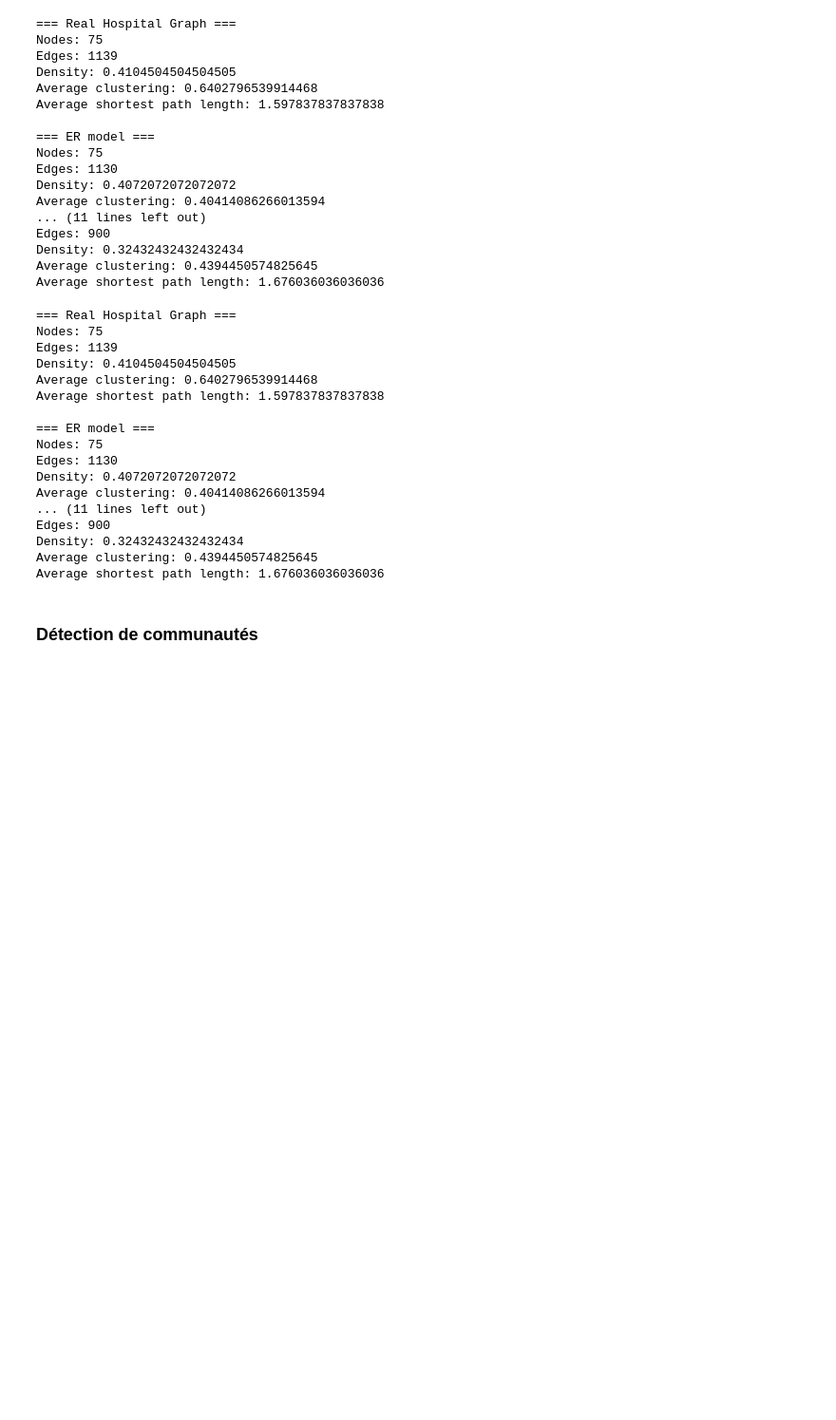
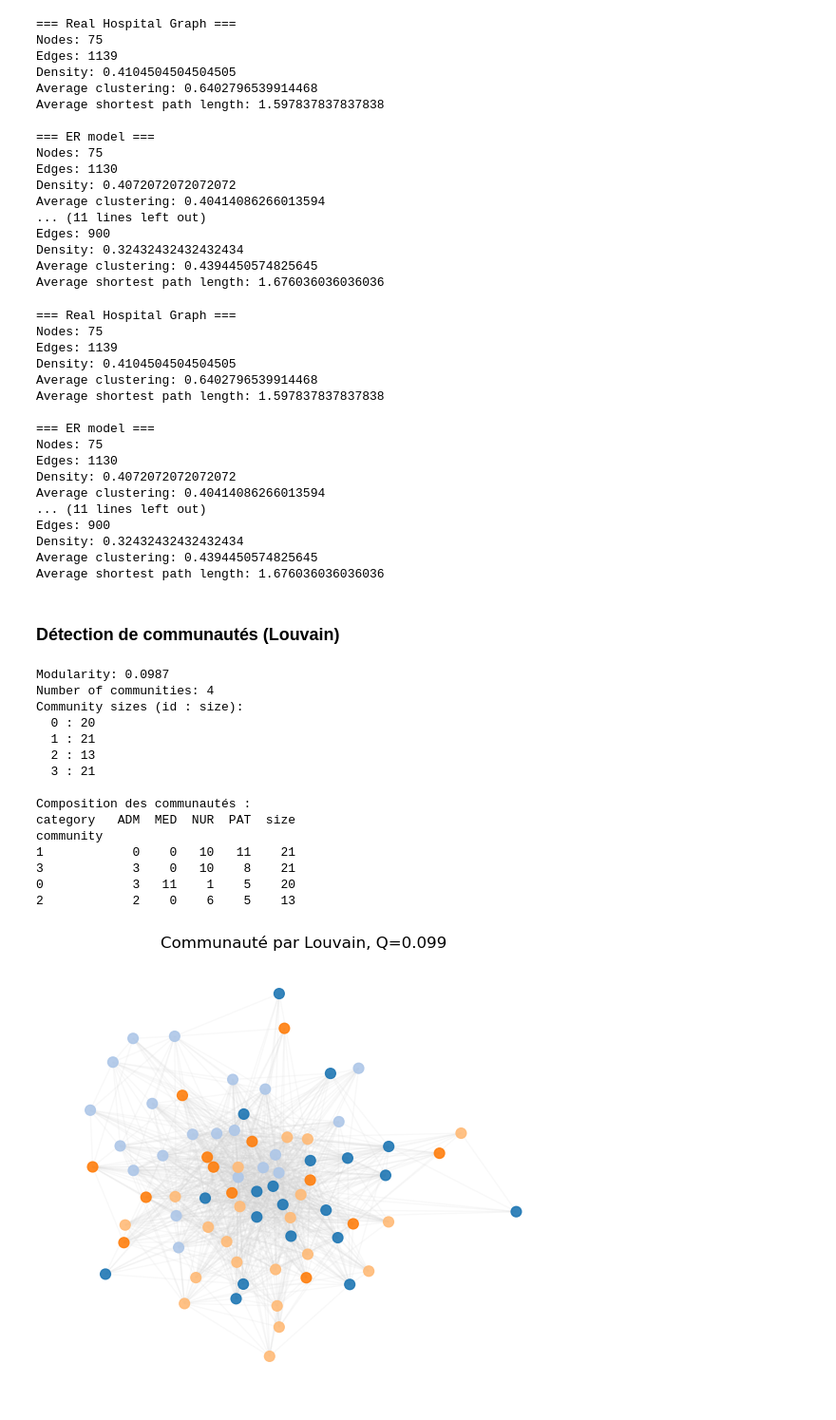
Before and after one commit to celinargy/unamur-certificat-datascience, a Jupyter notebook: SDASM101_graphmin_group2/graph-hospital/ward_hospital.ipynb, the cells around one changed output. Shown at 95% size. Cells and saved outputs as stored; diff of their text form; code cells hidden in the pictures; blank space fills up the shorter version.

Commit message:
Gr2 Hospital - Added Community detection with Louvain

```diff
--- a/SDASM101_graphmin_group2/graph-hospital/ward_hospital.ipynb
+++ b/SDASM101_graphmin_group2/graph-hospital/ward_hospital.ipynb
@@ -469,4 +469,82 @@ Density: 0.32432432432432434
 Average clustering: 0.4394450574825645
 Average shortest path length: 1.676036036036036
 # %% [markdown]
-### Détection de communautés
+### Détection de communautés (Louvain)
+# %%
+import community as community_louvain
+
+# ---------------------------
+# 1) Partition Louvain
+# ---------------------------
+
+partition = community_louvain.best_partition(G)
+nx.set_node_attributes(G, partition, "community")
+
+# ---------------------------
+# 2) Modularity & community sizes
+# ---------------------------
+
+modularity = community_louvain.modularity(partition, G)
+
+from collections import Counter
+comm_counts = Counter(partition.values())
+n_comms = len(comm_counts)
+
+print(f"Modularity: {modularity:.4f}")
+print(f"Number of communities: {n_comms}")
+print("Community sizes (id : size):")
+for cid, size in comm_counts.items():
+    print(f"  {cid} : {size}")
+
+# ---------------------------
+# 3) Composition par catégorie
+# ---------------------------
+
+df_nodes = pd.DataFrame({
+    "node": list(G.nodes()),
+    "category": [G.nodes[n]['category'] for n in G.nodes()],
+    "community": [partition[n] for n in G.nodes()]
+})
+
+comp_table = pd.crosstab(df_nodes["community"], df_nodes["category"])
+comp_table["size"] = comp_table.sum(axis=1)
+comp_table = comp_table.sort_values("size", ascending=False)
+
+print("\nComposition des communautés :")
+print(comp_table)
+
+# ---------------------------
+# 4) Affichage du graphe coloré par communauté
+# ---------------------------
+
+pos = nx.spring_layout(G, seed=42)
+
+# palette
+import matplotlib.cm as cm
+palette = [cm.tab20(i) for i in range(20)]
+colors = [palette[partition[n] % 20] for n in G.nodes()]
+
+plt.figure(figsize=(7, 6))
+nx.draw_networkx_nodes(G, pos, node_color=colors, node_size=60, alpha=0.9)
+nx.draw_networkx_edges(G, pos, edge_color="lightgray", alpha=0.15)
+plt.axis("off")
+plt.title(f"Communauté par Louvain, Q={modularity:.3f}")
+plt.savefig('./figures/hospital_communities_louvain.png')
+plt.show()
+# %% [output]
+Modularity: 0.0987
+Number of communities: 4
+Community sizes (id : size):
+  0 : 20
+  1 : 21
+  2 : 13
+  3 : 21
+
+Composition des communautés :
+category   ADM  MED  NUR  PAT  size
+community
+1            0    0   10   11    21
+3            3    0   10    8    21
+0            3   11    1    5    20
+2            2    0    6    5    13
+[figure, added]
```
Also changed, not shown: parts of 2 cells of this notebook, 1 other file.
